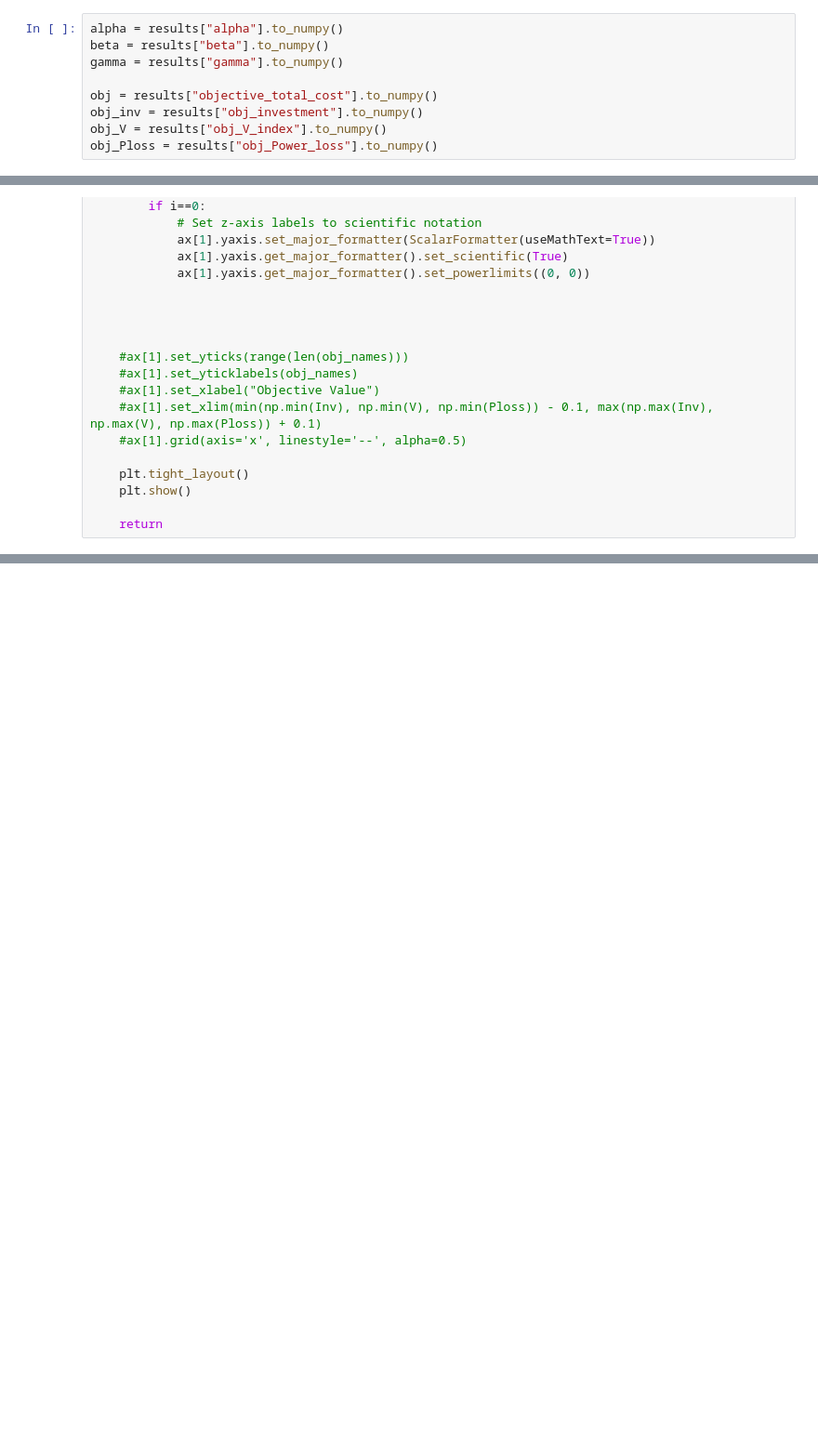
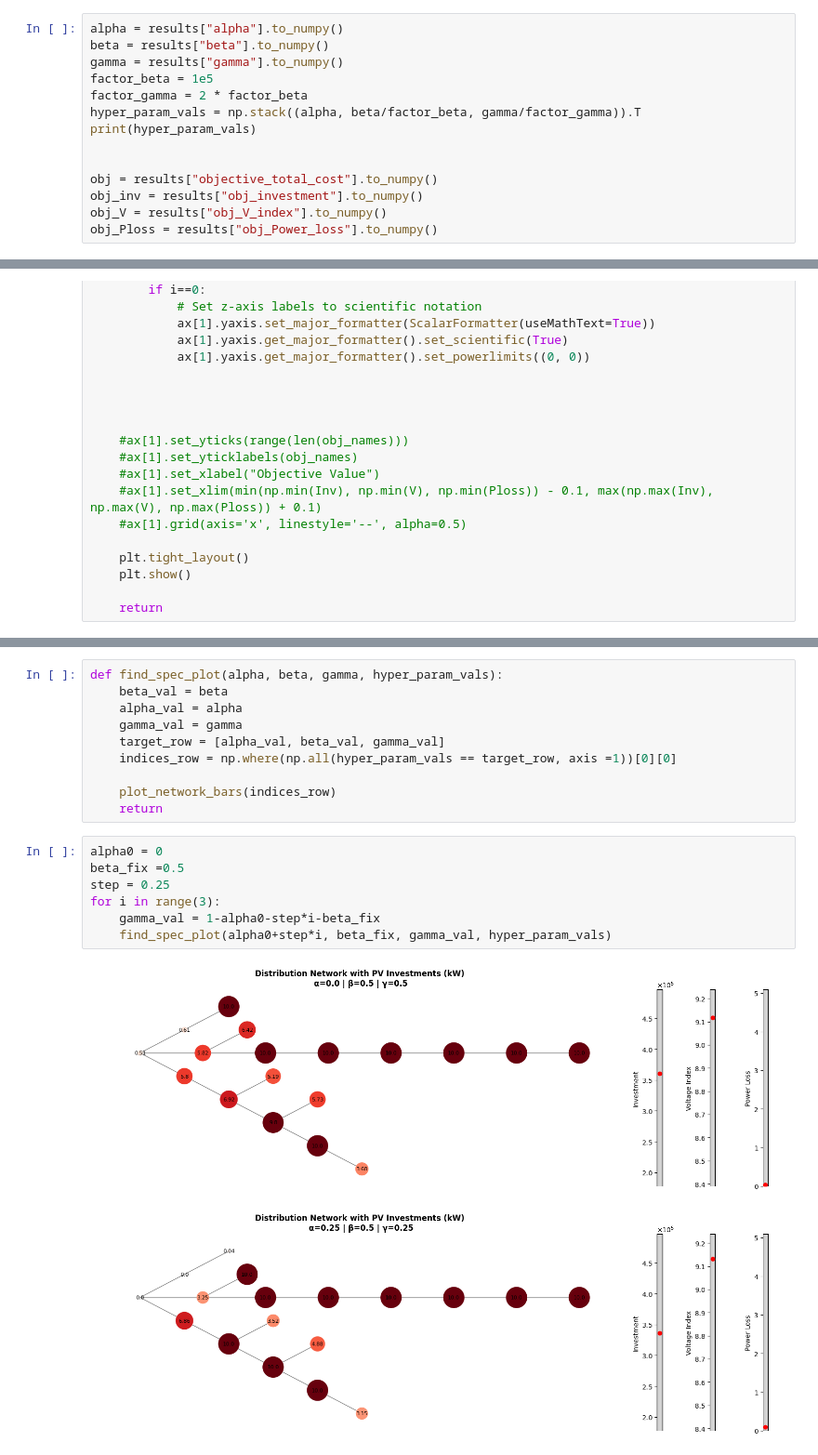
Before and after one commit to malo-lahogue/Optimization_Methods_Project, a Jupyter notebook: visualization.ipynb, the cells around one changed output, grey strips where cells are left out. Shown at 93% size. Saved outputs shown, nothing was run; the diff lists cells and outputs as text; blank space fills up the shorter version.

```diff
--- a/visualization.ipynb
+++ b/visualization.ipynb
@@ -34,6 +34,11 @@ obj_Ploss = results["obj_Power_loss"].to_numpy()
 alpha = results["alpha"].to_numpy()
 beta = results["beta"].to_numpy()
 gamma = results["gamma"].to_numpy()
+factor_beta = 1e5
+factor_gamma = 2 * factor_beta
+hyper_param_vals = np.stack((alpha, beta/factor_beta, gamma/factor_gamma)).T
+print(hyper_param_vals)
+
 
 obj = results["objective_total_cost"].to_numpy()
 obj_inv = results["obj_investment"].to_numpy()
@@ -526,3 +591,23 @@ plot_network_bars(1)
 [figure]
 [figure]
 [figure]
+# %%
+def find_spec_plot(alpha, beta, gamma, hyper_param_vals):
+    beta_val = beta
+    alpha_val = alpha
+    gamma_val = gamma
+    target_row = [alpha_val, beta_val, gamma_val]
+    indices_row = np.where(np.all(hyper_param_vals == target_row, axis =1))[0][0]
+
+    plot_network_bars(indices_row)
+    return
+# %%
+alpha0 = 0
+beta_fix =0.5
+step = 0.25
+for i in range(3):
+    gamma_val = 1-alpha0-step*i-beta_fix
+    find_spec_plot(alpha0+step*i, beta_fix, gamma_val, hyper_param_vals)
+# %% [output]
+[figure, added]
+[figure, added]
```
Also changed, not shown: parts of 10 cells of this notebook.
